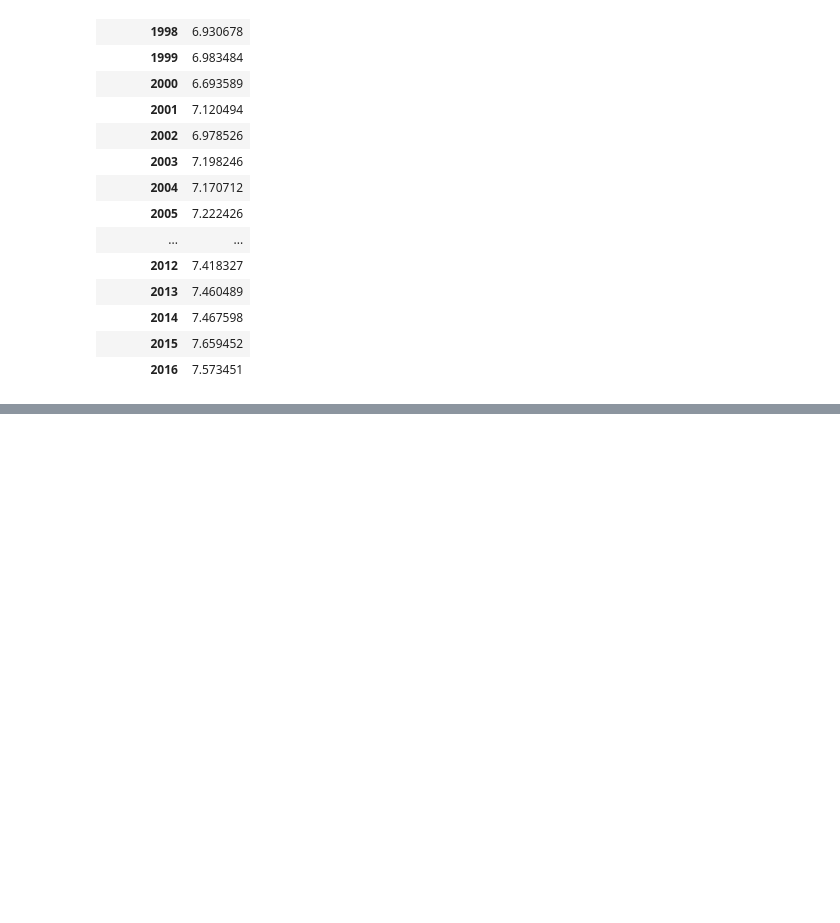
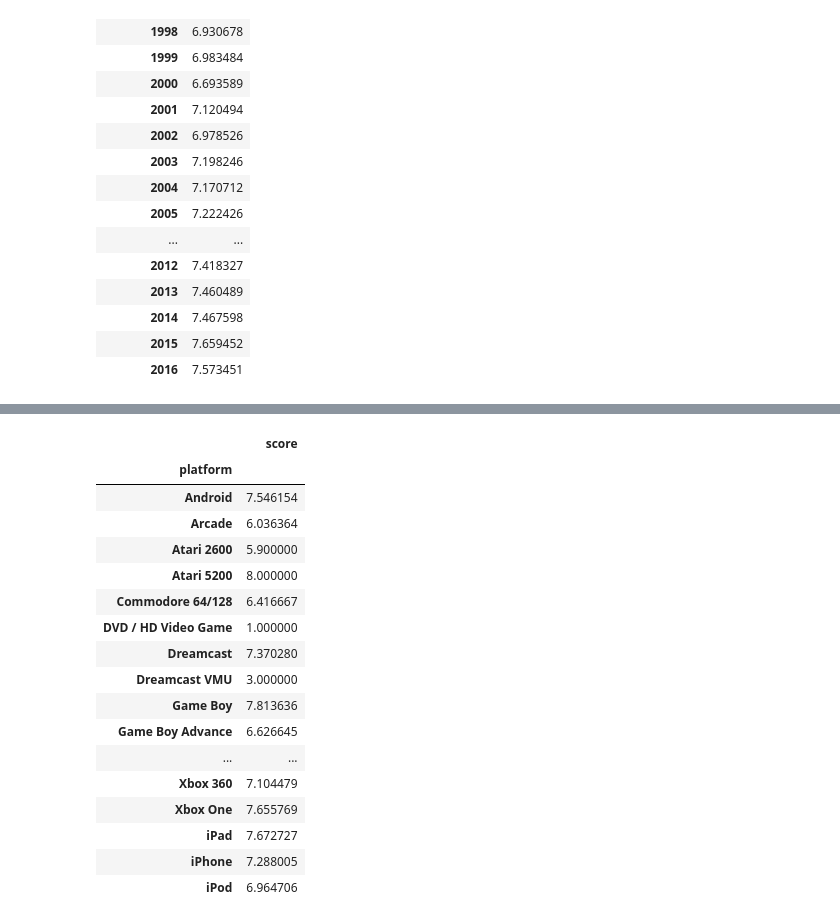
Before and after one commit to Sriramgn0/DataScience_projects, a Jupyter notebook: DS Toolkit/Day-3-Numpy-Pandas/Video Game Tutorial/Exercises.ipynb, the cells around one changed output, grey strips where cells are left out. Cells and saved outputs as stored; diff of their text form; code cells hidden in the pictures; blank space fills up the shorter version.

```diff
--- a/DS Toolkit/Day-3-Numpy-Pandas/Video Game Tutorial/Exercises.ipynb
+++ b/DS Toolkit/Day-3-Numpy-Pandas/Video Game Tutorial/Exercises.ipynb
@@ -87,0 +99,23 @@ avg
+# %%
+q3 = reviews[["score","platform"]]
+q3_grouped = q3.groupby(["platform"]).mean()
+q3_grouped
+# %% [output]
+|  | score |
+| platform |  |
+| Android | 7.546154 |
+| Arcade | 6.036364 |
+| Atari 2600 | 5.900000 |
+| Atari 5200 | 8.000000 |
+| Commodore 64/128 | 6.416667 |
+| DVD / HD Video Game | 1.000000 |
+| Dreamcast | 7.370280 |
+| Dreamcast VMU | 3.000000 |
+| Game Boy | 7.813636 |
+| Game Boy Advance | 6.626645 |
+| ... | ... |
+| Xbox 360 | 7.104479 |
+| Xbox One | 7.655769 |
+| iPad | 7.672727 |
+| iPhone | 7.288005 |
+| iPod | 6.964706 |
```
Also changed, not shown: parts of 8 cells of this notebook, 2 other files.
